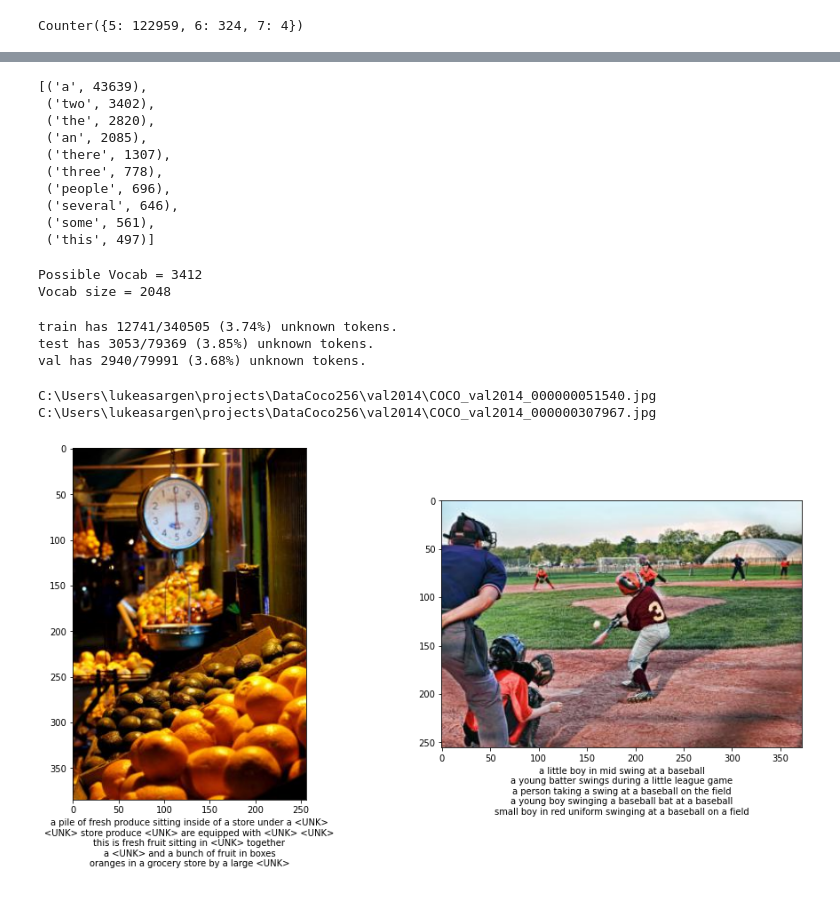
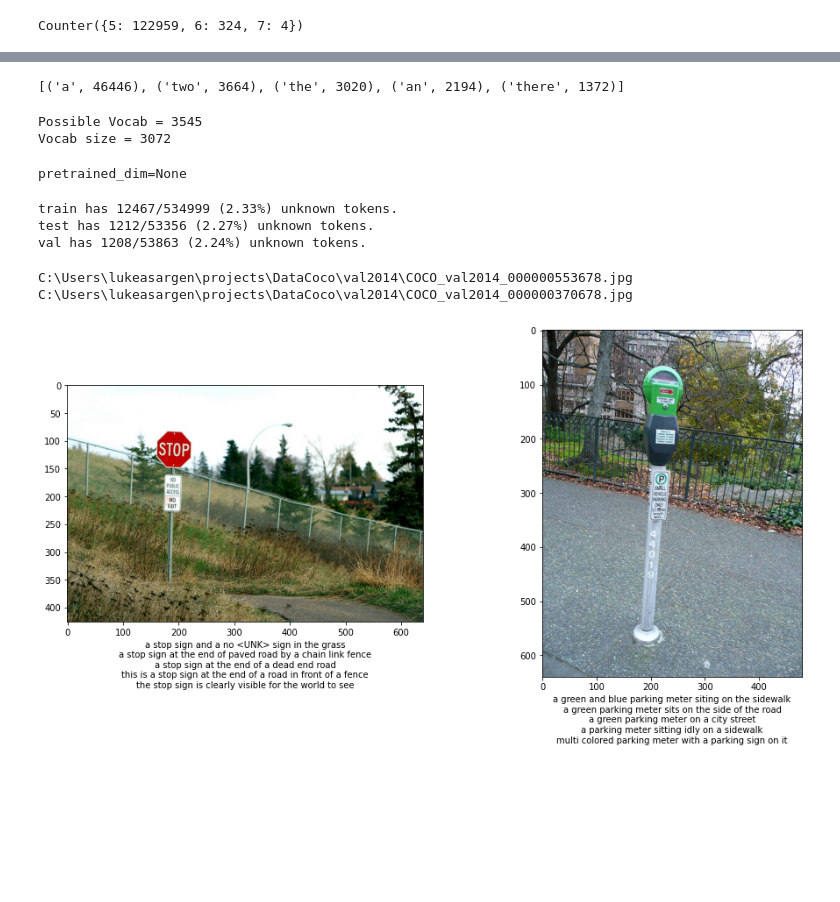
Before and after one commit to Lukeasargen/Show-Attend-and-Tell-Pytorch-Lightning, a Jupyter notebook: preprocess.ipynb, the cells around one changed output, grey strips where cells are left out. Cells and saved outputs as stored; diff of their text form; code cells hidden in the pictures; blank space fills up the shorter version.

```diff
--- a/preprocess.ipynb
+++ b/preprocess.ipynb
@@ -68,21 +68,20 @@ Counter([len(o["sentids"]) for o in full_data["images"]])
 # %% [output]
 Counter({5: 122959, 6: 324, 7: 4})
 # %%
-cooc_image_folder = r"C:\Users\lukeasargen\projects\DataCoco256"
+coco_image_folder = r"C:\Users\lukeasargen\projects\DataCoco"
 output_folder = "data/coco"
 
 # Dataset params
-json_name = "32k256_glove300e"
+json_name = "10k256_glove100e_3072v"
 ref_sentences = 5 # ^ most frequent from the counts above
 min_count = 5  # Minimum count of the word to be considered for vocab
-max_vocab = 2048  # Limit the vocab to the most frequent words
-max_cap_length = 20  # Exclude super long captions
-dev_keep_only_first = 10  # Keep a few captions for each image, increase diversity of images in subset
-dev_train_keep = 32768  # Set to None for the full dataset
-dev_val_keep = 1536  # also test_count
+max_vocab = 3072  # Limit the vocab to the most frequent words
+max_cap_length = 26  # Exclude super long captions
+dev_train_keep = 10240  # Set to None for the full dataset
+dev_val_keep = 1024  # also test_count
 
 # embedding params
-pretrained_dim = 300  # None, 50, 100, 200, 300
+pretrained_dim = None  # None, 50, 100, 200, 300
 pretrained_file = r"C:\Users\lukeasargen\projects\glove.6B" + f"\glove.6B.{pretrained_dim}d.txt"
 extend_dim = True  # Add extra dimension that pads the pretrained embeddings with zeros, separates pretrained from random in the embedding space
 # %%
@@ -90,6 +89,7 @@ extend_dim = True  # Add extra dimension that pads the pretrained embeddings wit
 word_freq = Counter()  # Get all the words for ranking by frequency
 first_word_freq = Counter()  # I am curious about the first word
 length_count = Counter()  # Count the lengths just to see what's there
+totals_count = Counter()  # Total targets per image
 train_img, test_img, val_img = [], [], []  # List of image file names
 train_cap, test_cap, val_cap = [], [], []  # List of string tokens
 train_len, test_len, val_len = [], [], []  # List of caption lengths
@@ -101,7 +101,7 @@ for img_data in full_data["images"]:
 
     # The absolute path of the dataset may be different than mine
     sub_folder = "train2014" if ("train" in img_data["filename"]) else "val2014"
-    abs_img_path = os.path.join(cooc_image_folder, sub_folder, img_data["filename"])
+    abs_img_path = os.path.join(coco_image_folder, sub_folder, img_data["filename"])
 
     # Images have multiple captions
     for sent in img_data["sentences"]:
@@ -114,10 +114,9 @@ for img_data in full_data["images"]:
         sp = lambda s : s.lower().replace("tolet", "toilet").replace("skiis", "skis").replace("porduce", "produce").replace("raquet", "racket")
         tokens = [sp(t) for t in sent["tokens"]]
 
-
-        # Remove long sentences for all data sets
         # Data loader requires the length to by the same so it can stack the tensors
-        if len(tokens) > max_cap_length: continue
+        if len(tokens) > max_cap_length:
+            tokens = tokens[:max_cap_length]
 
         img_caps.append(tokens)  # Collect this for test and val
         cap_lens.append(len(tokens)+1)  # Collect this for test and val, add 1 for <START> token
@@ -125,15 +124,6 @@ for img_data in full_data["images"]:
         length_count.update([len(tokens)])  # Update frequency of the lengths
         word_freq.update(tokens)  # Count the frequency of the string tokens
         first_word_freq.update([tokens[0]])
-
-        # For train, add the image file and every sentence as a pair to respective lists
-        if img_data["split"] in ["train", "restval"]:
-            if len(train_img) >= dev_train_keep and dev_train_keep is not None: continue
-            if len(img_caps)<=dev_keep_only_first:
-                train_img.append(abs_img_path)
-                # Append as lists to match test and val
-                train_cap.append([tokens])
-                train_len.append([len(tokens)+1])  # add 1 for <START> token
 
     # No captions were below max_cap_length
     if img_caps==[]: continue
@@ -146,8 +136,16 @@ for img_data in full_data["images"]:
         img_caps = img_caps[:ref_sentences]
         cap_lens = cap_lens[:ref_sentences]
 
+    # Update the sum of target tokens
+    totals_count.update([sum(cap_lens)])
+
     # For test and val, add the captions as lists
-    if img_data["split"]=="test":
+    if img_data["split"] in ["train", "restval"]:
+        if len(train_img) >= dev_train_keep and dev_train_keep is not None: continue
+        train_img.append(abs_img_path)
+        train_cap.append(img_caps)
+        train_len.append(cap_lens)
+    elif img_data["split"]=="test":
         if len(test_img) >= dev_val_keep and dev_val_keep is not None: continue
         test_img.append(abs_img_path)
         test_cap.append(img_caps)
@@ -231,16 +225,7 @@ word_freq.most_common(10)
 # %%
-first_word_freq.most_common(10)
+first_word_freq.most_common(5)
 # %% [output]
-[('a', 43639),
- ('two', 3402),
- ('the', 2820),
- ('an', 2085),
- ('there', 1307),
- ('three', 778),
- ('people', 696),
- ('several', 646),
- ('some', 561),
- ('this', 497)]
+[('a', 46446), ('two', 3664), ('the', 3020), ('an', 2194), ('there', 1372)]
 # %%
 # Get all the words that have enough counts
 words = [k for k,v in word_freq.most_common() if v>min_count]
@@ -256,8 +241,8 @@ vocab_stoi["<PAD>"] = 0
 print(f"Vocab size = {len(vocab_stoi)}")
 vocab_itos = {v:k for k,v in vocab_stoi.items()}
 # %% [output]
-Possible Vocab = 3412
-Vocab size = 2048
+Possible Vocab = 3545
+Vocab size = 3072
 # %%
 if pretrained_dim is not None:
     # Load pretrained embeddings
@@ -291,6 +276,9 @@ if pretrained_dim is not None:
     pretrained_dim += pad_dim  # need to save this value in the json
 else:
     pretrained_embedding = None
+print(f"{pretrained_dim=}")
+# %% [output]
+pretrained_dim=None
 # %%
 # Create the dictionary and list for each set and save to json
 splits = [["train", train_img, train_cap, train_len],
@@ -332,41 +320,41 @@ for split_name, img_paths, img_caps, cap_lens in splits:
 
 json.dump(output, open(f"{output_folder}/{json_name}.json", 'w'))
 # %% [output]
-train has 12741/340505 (3.74%) unknown tokens.
-test has 3053/79369 (3.85%) unknown tokens.
-val has 2940/79991 (3.68%) unknown tokens.
+train has 12467/534999 (2.33%) unknown tokens.
+test has 1212/53356 (2.27%) unknown tokens.
+val has 1208/53863 (2.24%) unknown tokens.
 # %%
 import matplotlib.pyplot as plt
 import numpy as np
 from util import pil_loader
 
 data = output["test"]
 
 num_images = 2
 offset = np.random.randint(0, len(data["img_paths"])-num_images)
 scale = 8
 rr = int(np.ceil(np.sqrt(num_images)))
 fig = plt.figure(figsize=[scale*rr, scale*rr])
 fig.patch.set_facecolor('w')
 
 for i in range(num_images):
     fig.add_subplot(rr, rr, i+1)
     ax = plt.gca()
 
     sub_folder = "train2014" if ("train" in data["img_paths"][offset+i]) else "val2014"
-    abs_img_path = os.path.join(cooc_image_folder, sub_folder, data["img_paths"][offset+i])
+    abs_img_path = os.path.join(coco_image_folder, sub_folder, data["img_paths"][offset+i])
     print(abs_img_path)
     img = pil_loader(abs_img_path)
     ax.imshow(img)
     txt = ""
     for cap_enc, cap_len in zip(data["encoded_captions"][offset+i], data["lengths"][offset+i]):
         words = [vocab_itos.get(int(t), vocab_stoi["<UNK>"]) for t in cap_enc[1:cap_len]]
         txt += " ".join(words) + "\n"
 
     ax.set_xlabel(txt)
 
 plt.savefig(f"data/test_samples.png", bbox_inches="tight")
 # %% [output]
-C:\Users\lukeasargen\projects\DataCoco256\val2014\COCO_val2014_000000051540.jpg
-C:\Users\lukeasargen\projects\DataCoco256\val2014\COCO_val2014_000000307967.jpg
+C:\Users\lukeasargen\projects\DataCoco\val2014\COCO_val2014_000000553678.jpg
+C:\Users\lukeasargen\projects\DataCoco\val2014\COCO_val2014_000000370678.jpg
-[figure, old version]
+[figure, new version]
```
Also changed, not shown: parts of 5 cells of this notebook, 59 other files.
